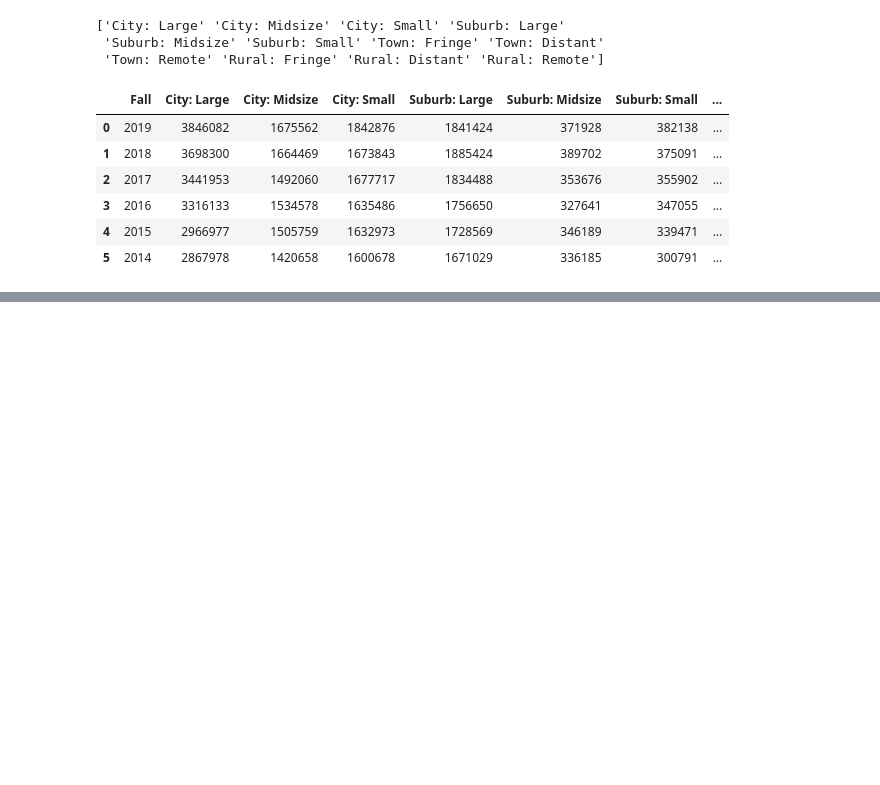
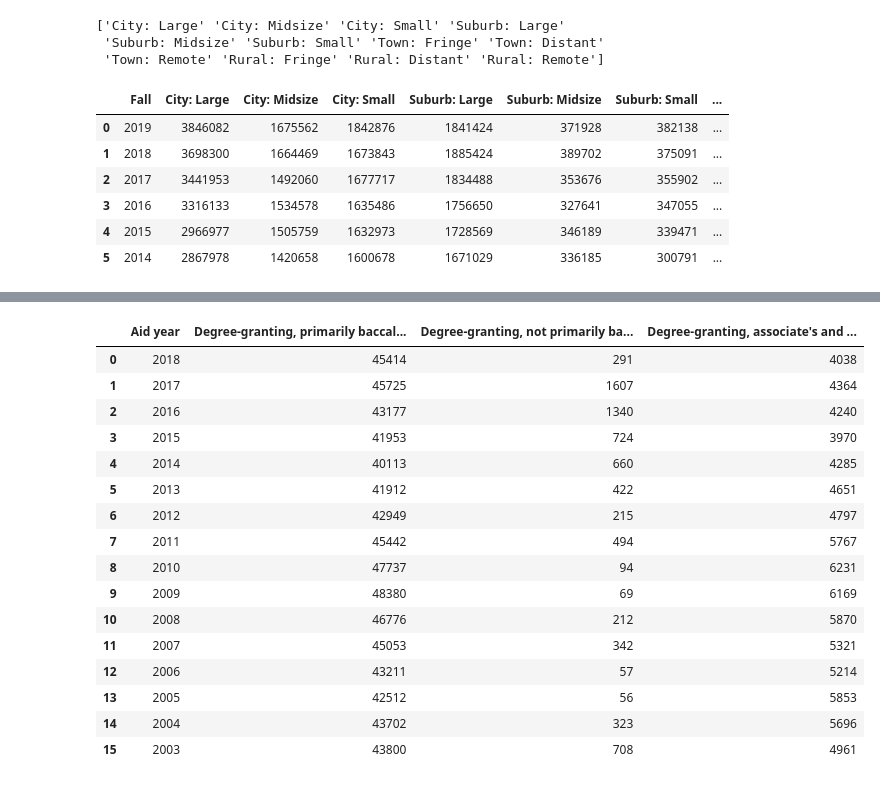
Before and after one commit to Vineet2107/HSO201_CourseProject, a Jupyter notebook: HSO_Arush.ipynb, the cells around one changed output, grey strips where cells are left out. Saved outputs shown, nothing was run; the diff lists cells and outputs as text; code cells hidden in the pictures; blank space fills up the shorter version.

```diff
--- a/HSO_Arush.ipynb
+++ b/HSO_Arush.ipynb
@@ -352,0 +349,61 @@ Text(0, 0.5, 'Number of Applicants')
+# %%
+df_n3 = pd.read_csv('/content/drive/MyDrive/Time series variation of students receiving aid.txt', delimiter='\t')
+df_n4 = pd.read_csv('/content/drive/MyDrive/Time series variation of students receiving aid historically black.txt', delimiter = '\t')
+
+
+list = []
+for item in df_n3['Number of students']:
+  l1 = re.split(',', item)
+  list.append(''.join(l1))
+df_n3['Number of students'] = list
+df_n3['Number of students'] = df_n3['Number of students'].astype('int')
+
+list = []
+for item in df_n3['Aid year']:
+  l1 = re.split('-', item)
+  list.append(l1[0])
+df_n3['Aid year'] = list
+df_n3['Aid year'] = df_n3['Aid year'].astype('int')
+
+df_n4
+
+list = []
+for item in df_n4['Aid year']:
+  l1 = re.split('-', item)
+  list.append(l1[0])
+df_n4['Aid year'] = list
+df_n4['Aid year'] = df_n4['Aid year'].astype('int')
+
+list_cols_df_n4 = df_n4.columns
+list_cols_df_n4 = list_cols_df_n4[1:]
+
+list = []
+for i in list_cols_df_n4:
+  list = []
+  for item in df_n4[i].values:
+    l1 = re.split(',', item)
+    list.append(''.join(l1))
+  df_n4[i] = list
+  df_n4[i] = df_n4[i].astype('int')
+
+df_n4
+# list = []
+# for item in df_n3['']
+# %% [output]
+|  | Aid year | Degree-granting, primarily baccal... | Degree-granting, not primarily ba... | Degree-granting, associate's and ... |
+| 0 | 2018 | 45414 | 291 | 4038 |
+| 1 | 2017 | 45725 | 1607 | 4364 |
+| 2 | 2016 | 43177 | 1340 | 4240 |
+| 3 | 2015 | 41953 | 724 | 3970 |
+| 4 | 2014 | 40113 | 660 | 4285 |
+| 5 | 2013 | 41912 | 422 | 4651 |
+| 6 | 2012 | 42949 | 215 | 4797 |
+| 7 | 2011 | 45442 | 494 | 5767 |
+| 8 | 2010 | 47737 | 94 | 6231 |
+| 9 | 2009 | 48380 | 69 | 6169 |
+| 10 | 2008 | 46776 | 212 | 5870 |
+| 11 | 2007 | 45053 | 342 | 5321 |
+| 12 | 2006 | 43211 | 57 | 5214 |
+| 13 | 2005 | 42512 | 56 | 5853 |
+| 14 | 2004 | 43702 | 323 | 5696 |
+| 15 | 2003 | 43800 | 708 | 4961 |
```
Also changed, not shown: parts of 5 cells of this notebook.
